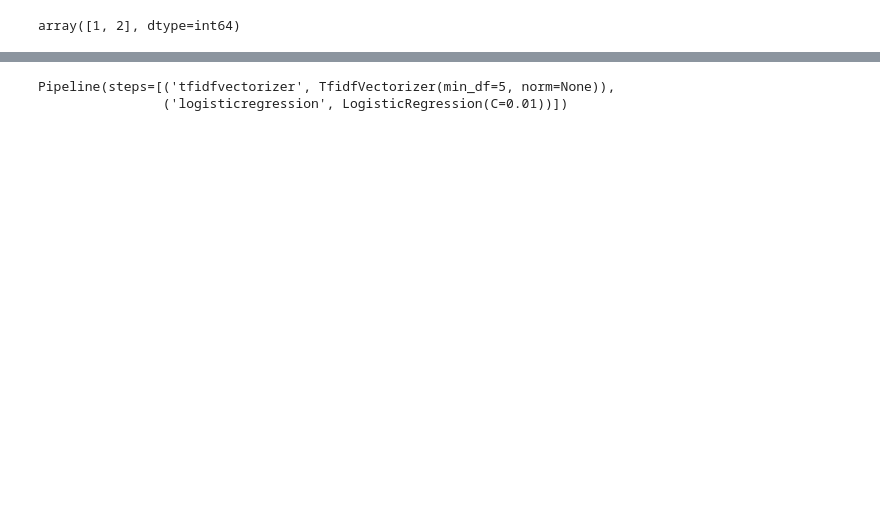
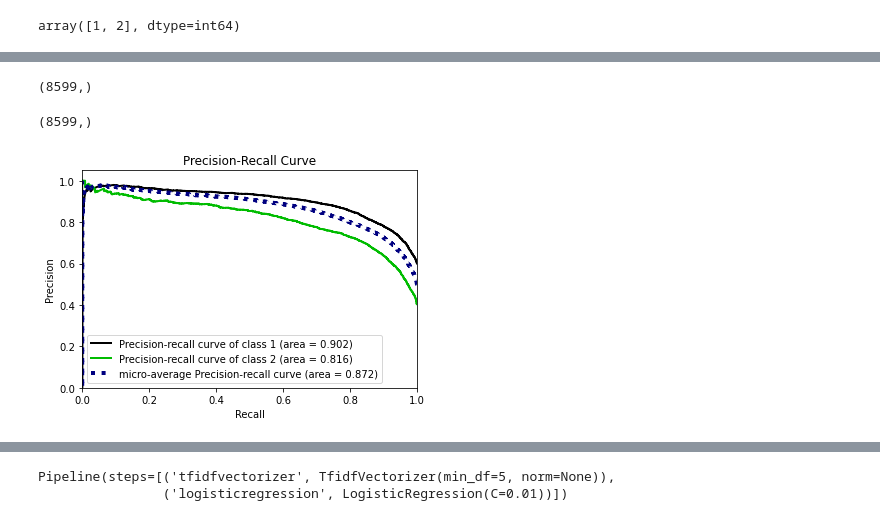
Before and after one commit to bmeenakshi123/MLprojects, a Jupyter notebook: tweet_classifier.ipynb, the cells around one changed output, grey strips where cells are left out. Cells and saved outputs as stored; diff of their text form; code cells hidden in the pictures; blank space fills up the shorter version.

```diff
--- a/tweet_classifier.ipynb
+++ b/tweet_classifier.ipynb
@@ -181,8 +244,13 @@ Every 2000th feature:
 from sklearn.model_selection import cross_val_score
 
 from sklearn.linear_model import LogisticRegression
+ # build a grid search using only 1% of the data as the training set
 
-scores = cross_val_score(LogisticRegression(), X_train, y_train, cv=5)
+from sklearn.model_selection import StratifiedShuffleSplit
 
-print("Mean cross-validation accuracy: {:.2f}".format(np.mean(scores)))
+cv = StratifiedShuffleSplit(n_splits=5, test_size=0.25, train_size=0.75, random_state=0)
+
+scores = cross_val_score(LogisticRegression(class_weight='balanced'), X_train, y_train, cv=cv, scoring='f1_weighted')
+
+print("Mean cross-validation f1 weighted: {:.2f}".format(np.mean(scores)))
 # %% [output]
@@ -192,7 +267,7 @@ from sklearn.model_selection import GridSearchCV
 
 param_grid = {'C': [0.001, 0.01, 0.1, 1, 10]}
 
-grid = GridSearchCV(LogisticRegression(), param_grid, cv=5)
+grid = GridSearchCV(LogisticRegression(), param_grid, cv=cv, scoring='f1_weighted')
 
 grid.fit(X_train, y_train)
 
@@ -210,3 +321,18 @@ print(grid.score(X_test, y_test))
+# %%
+y_test.shape
+# %% [output]
+(8599,)
+# %%
+y_pred.shape
+# %% [output]
+(8599,)
+# %%
+import scikitplot as skplt
+y_prob = grid.predict_proba(X_test)
+skplt.metrics.plot_precision_recall_curve(y_test, y_prob)
+plt.show()
+# %% [output]
+[figure, added]
 # %%
 # use tokens appearing in alteast 5 documents
 vect = CountVectorizer(min_df=5).fit(X_train_temp['text'])
```
Also changed, not shown: parts of 49 cells of this notebook.
